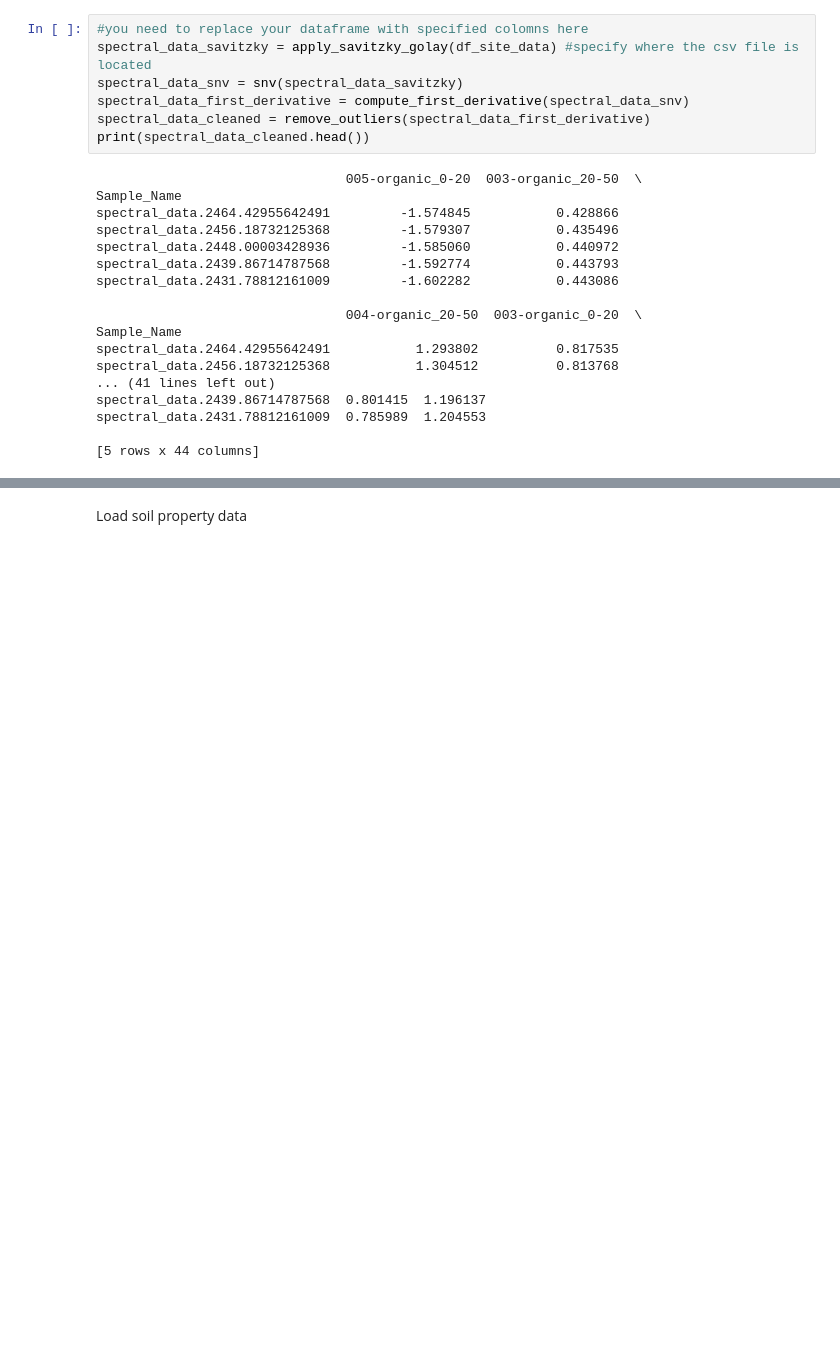
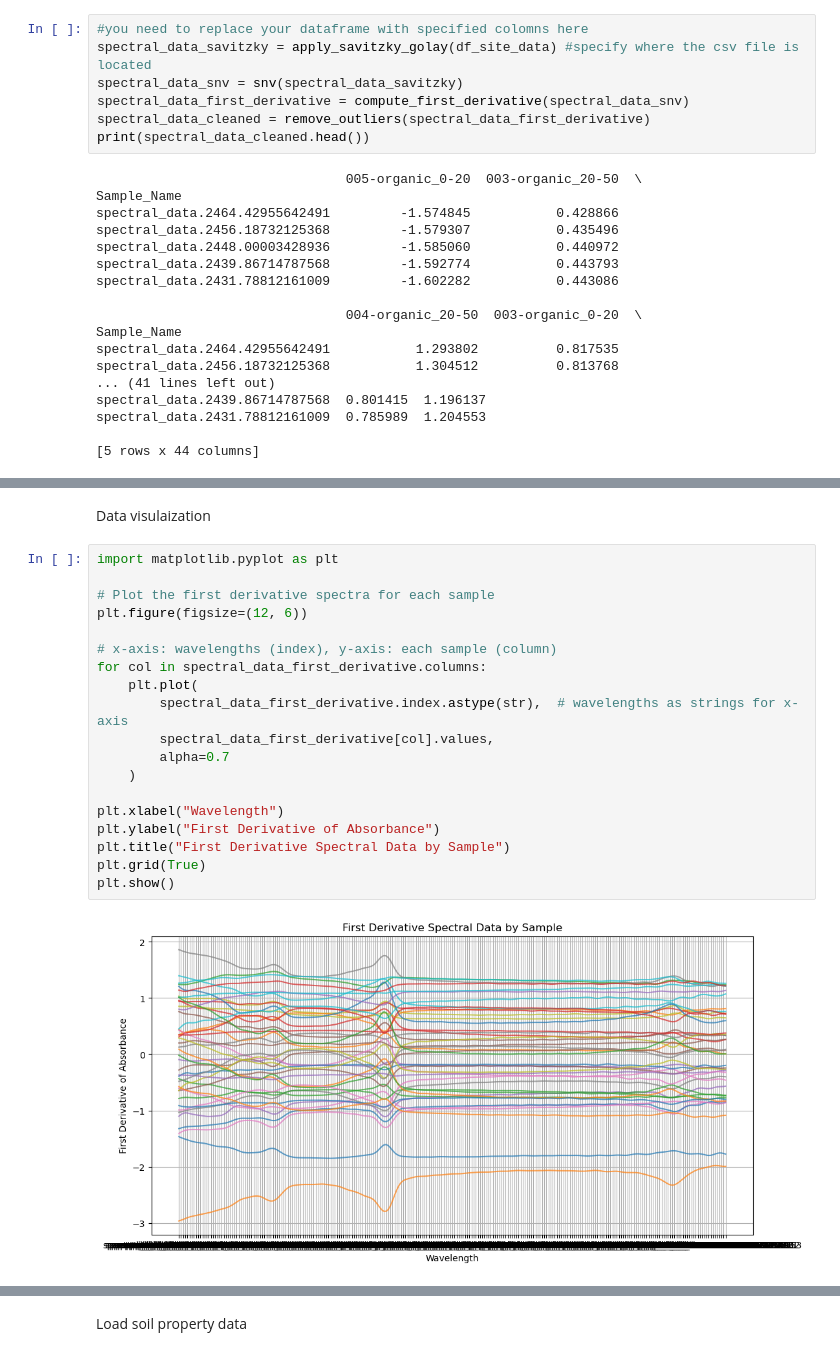
Before and after one commit to Juuuuuuupiter/Neospectra_Soil, a Jupyter notebook: spectra_se_soil.ipynb, the cells around one changed output, grey strips where cells are left out. Drawn from its saved outputs; the diff is of its cells as text; blank space fills up the shorter version.

Commit message:
add figure altair and matplotlib

```diff
--- a/spectra_se_soil.ipynb
+++ b/spectra_se_soil.ipynb
@@ -168 +164,24 @@ Index([2549.99998242594,    '39.34300767',    '31.71952036',     '29.7702316',
+# %% [markdown]
+Data visulaization
+# %%
+import matplotlib.pyplot as plt
+
+# Plot the first derivative spectra for each sample
+plt.figure(figsize=(12, 6))
+
+# x-axis: wavelengths (index), y-axis: each sample (column)
+for col in spectral_data_first_derivative.columns:
+    plt.plot(
+        spectral_data_first_derivative.index.astype(str),  # wavelengths as strings for x-axis
+        spectral_data_first_derivative[col].values,
+        alpha=0.7
+    )
+
+plt.xlabel("Wavelength")
+plt.ylabel("First Derivative of Absorbance")
+plt.title("First Derivative Spectral Data by Sample")
+plt.grid(True)
+plt.show()
+# %% [output]
+[figure, added]
 # %%
```
Also changed, not shown: parts of 3 cells of this notebook.
